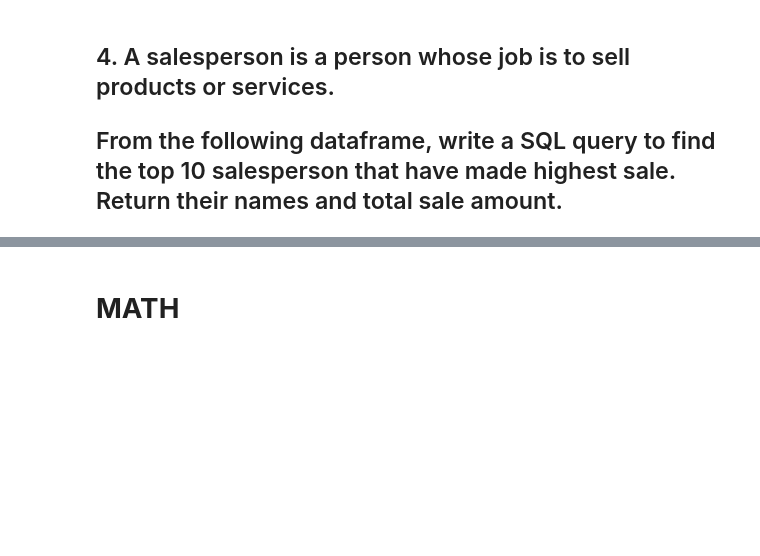
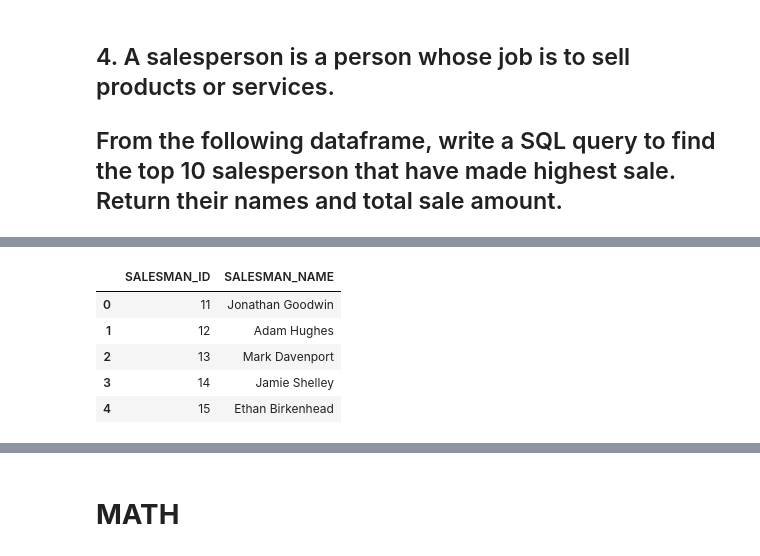
Before and after one commit to vinayakpotdar2114/Capstone-Project-1-EDA-Global-Terrorism-Analysis, a Jupyter notebook: Day_1__Assignment.ipynb, the cells around one changed output, grey strips where cells are left out. Cells and saved outputs as stored; diff of their text form; code cells hidden in the pictures; blank space fills up the shorter version.

```diff
--- a/Day_1__Assignment.ipynb
+++ b/Day_1__Assignment.ipynb
@@ -270,0 +354,9 @@ salesman=pd.read_sql_query ('''SELECT * FROM salesman''',conn)
+# %%
+mysql('''Select * FROM salesman limit 5''')
+# %% [output]
+|  | SALESMAN_ID | SALESMAN_NAME |
+| 0 | 11 | Jonathan Goodwin |
+| 1 | 12 | Adam Hughes |
+| 2 | 13 | Mark Davenport |
+| 3 | 14 | Jamie Shelley |
+| 4 | 15 | Ethan Birkenhead |
```
Also changed, not shown: parts of 19 cells of this notebook.
